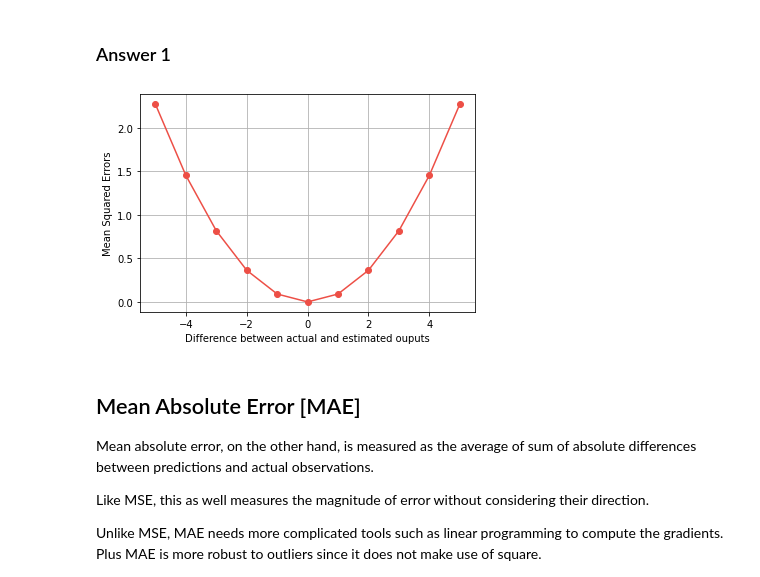
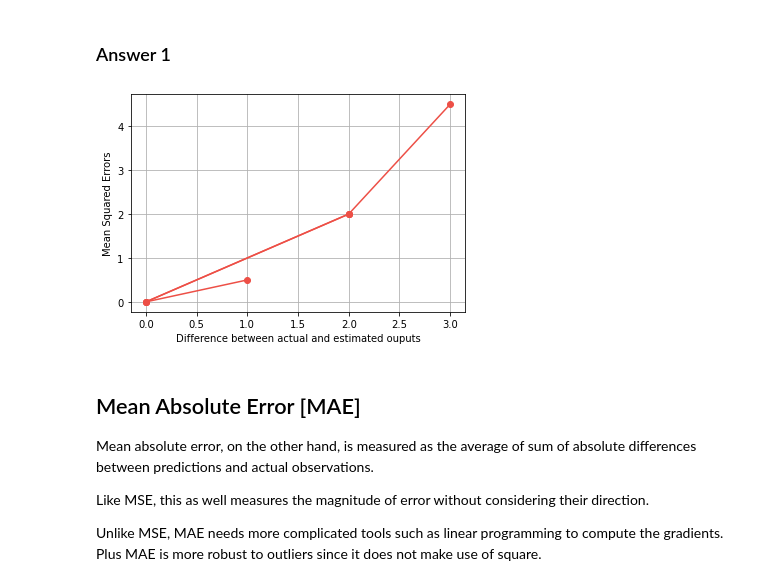
Before and after one commit to esha-sidhu/FutureMakers2022, a Jupyter notebook: Day 9/Day_9_Introduction_to_Loss_Functions_ES.ipynb, the cells around one changed output. Drawn from its saved outputs; the diff is of its cells as text; code cells hidden in the pictures.

```diff
--- a/Day 9/Day_9_Introduction_to_Loss_Functions_ES.ipynb
+++ b/Day 9/Day_9_Introduction_to_Loss_Functions_ES.ipynb
@@ -92,19 +92,19 @@ Now that you know how MSE works, you need to plot the behavior of MSE for the sy
 # %% [markdown]
 ### Answer 1
 # %%
-errors = np.arange(-5, 6)
+errors = np.random.randint(5, size = (2, 4))
 n = len(errors)
 
-mse = np.power(errors,2)/n
+mse = np.power(errors, 2)/n
 mse = np.array(mse)
 
 plt.plot(errors, mse, c='#ED4F46', marker='o')
 plt.grid()
 plt.xlabel('Difference between actual and estimated ouputs')
 plt.ylabel('Mean Squared Errors')
 plt.show()
 # %% [output]
-[figure, old version]
+[figure, new version]
 # %% [markdown]
 ## Mean Absolute Error [MAE]
 
```
Also changed, not shown: parts of 1 cell of this notebook.
